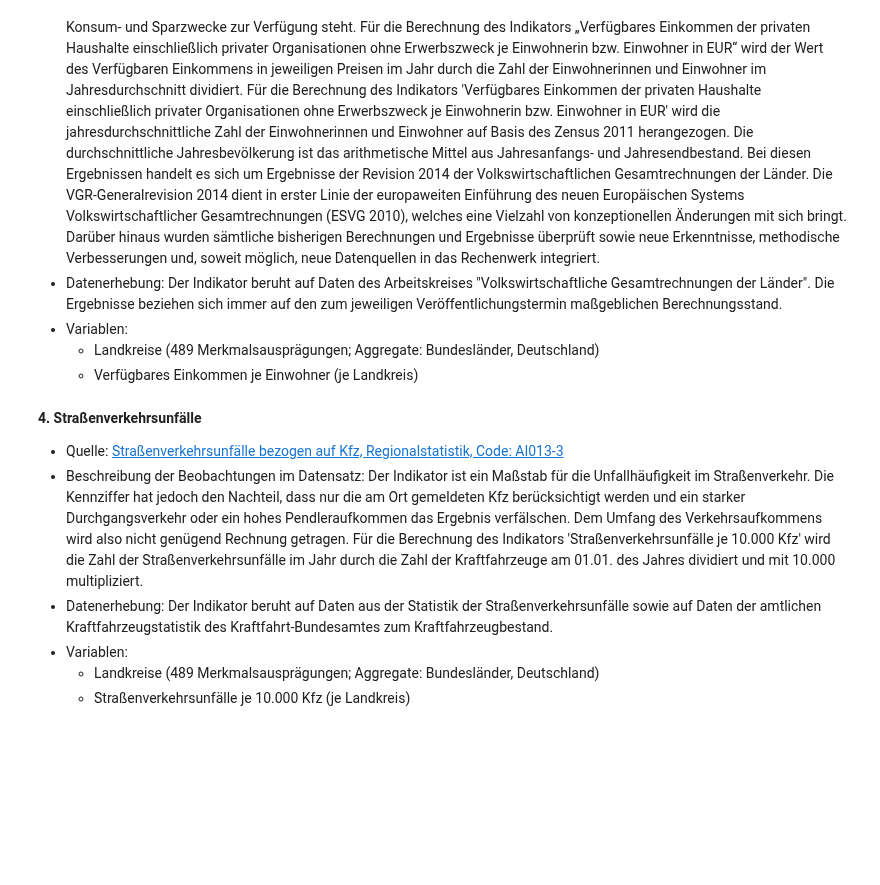
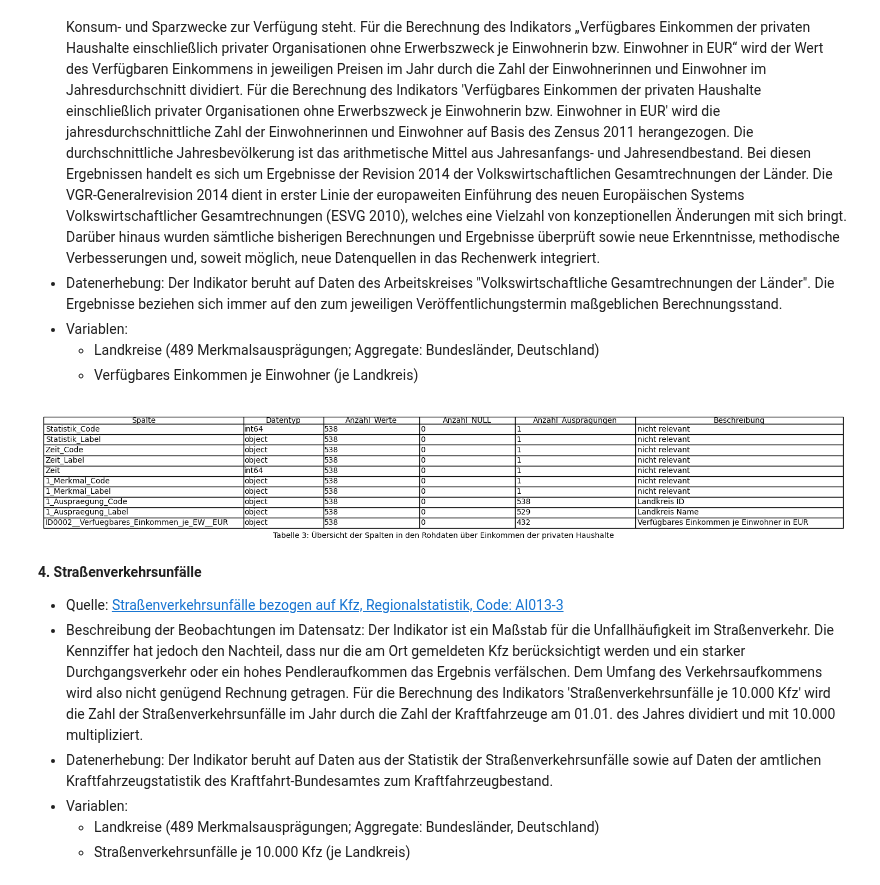
Before and after one commit to mn086/project, a Jupyter notebook: reports/report.ipynb, the cells around one changed output. Cells and saved outputs as stored; diff of their text form; code cells hidden in the pictures; blank space fills up the shorter version.

```diff
--- a/reports/report.ipynb
+++ b/reports/report.ipynb
@@ -72,6 +82,10 @@ create_info_figure(df_kfz, 'Tabelle 1: Übersicht der Spalten in den Rohdaten ü
 - Variablen:
     - Landkreise (489 Merkmalsausprägungen; Aggregate: Bundesländer, Deutschland)
     - Verfügbares Einkommen je Einwohner (je Landkreis)
+# %%
+create_info_figure(df_vee, 'Tabelle 3: Übersicht der Spalten in den Rohdaten über Einkommen der privaten Haushalte')
+# %% [output]
+[figure, added]
 # %% [markdown]
 **4. Straßenverkehrsunfälle**
 - Quelle: [Straßenverkehrsunfälle bezogen auf Kfz, Regionalstatistik, Code: AI013-3](https://www.regionalstatistik.de/genesis/online/)
```
Also changed, not shown: parts of 5 cells of this notebook, 1 other file.
